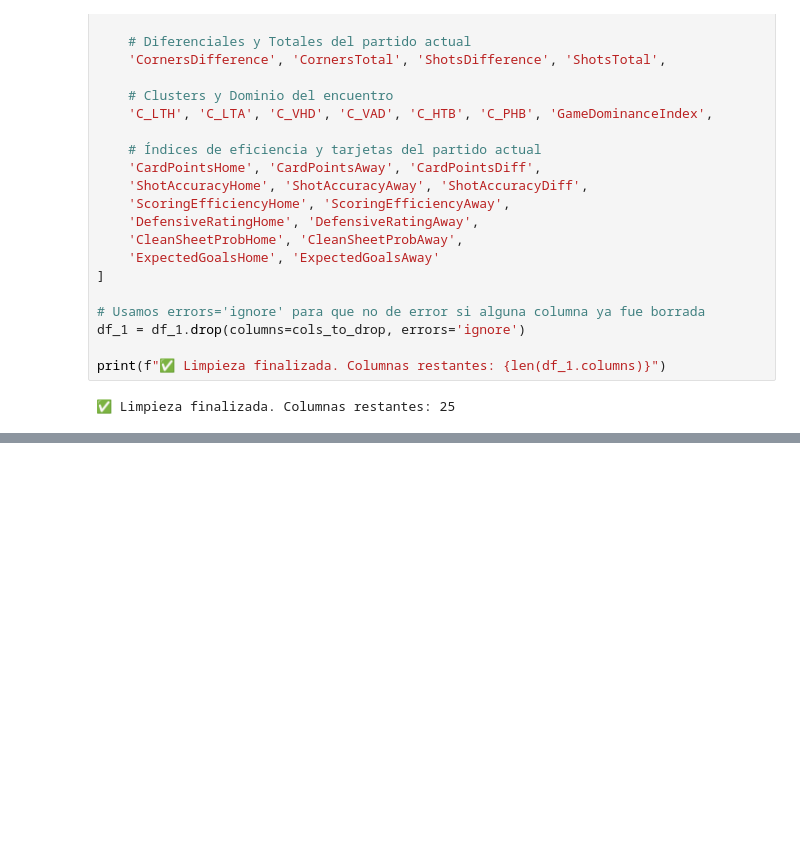
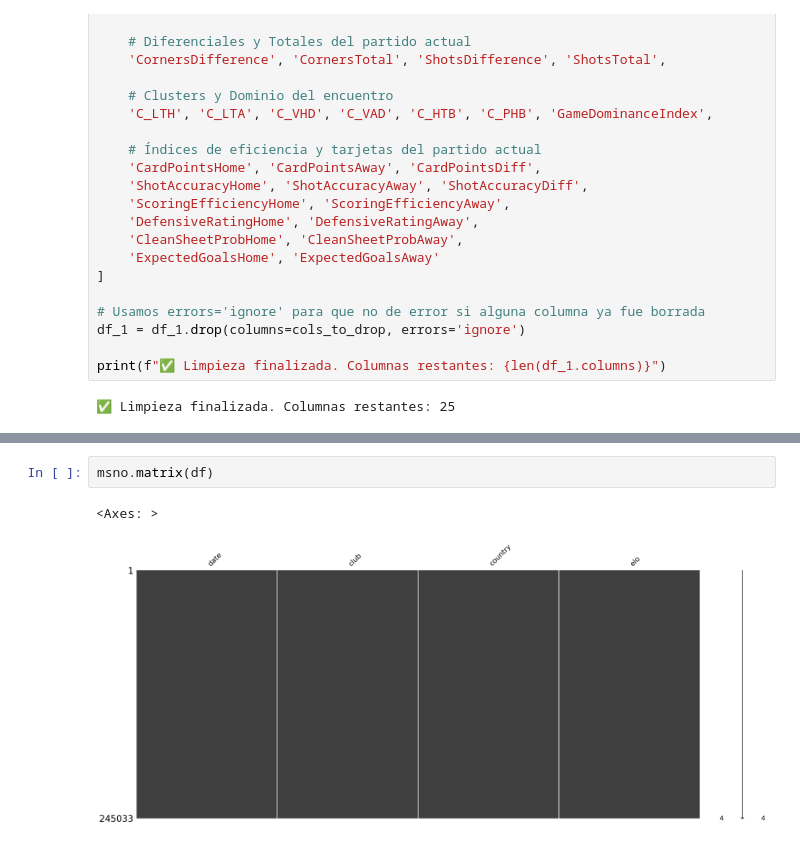
Before and after one commit to 4GeeksAcademy/Steven_Carlos_proyecto-final_, a Jupyter notebook: src/steven.ipynb, the cells around one changed output, grey strips where cells are left out. Cells and saved outputs as stored; diff of their text form; blank space fills up the shorter version.

```diff
--- a/src/steven.ipynb
+++ b/src/steven.ipynb
@@ -236,0 +233,5 @@ df_1.head()
+# %%
+msno.matrix(df)
+# %% [output]
+<Axes: >
+[figure, added]
```
Also changed, not shown: parts of 19 cells of this notebook.
